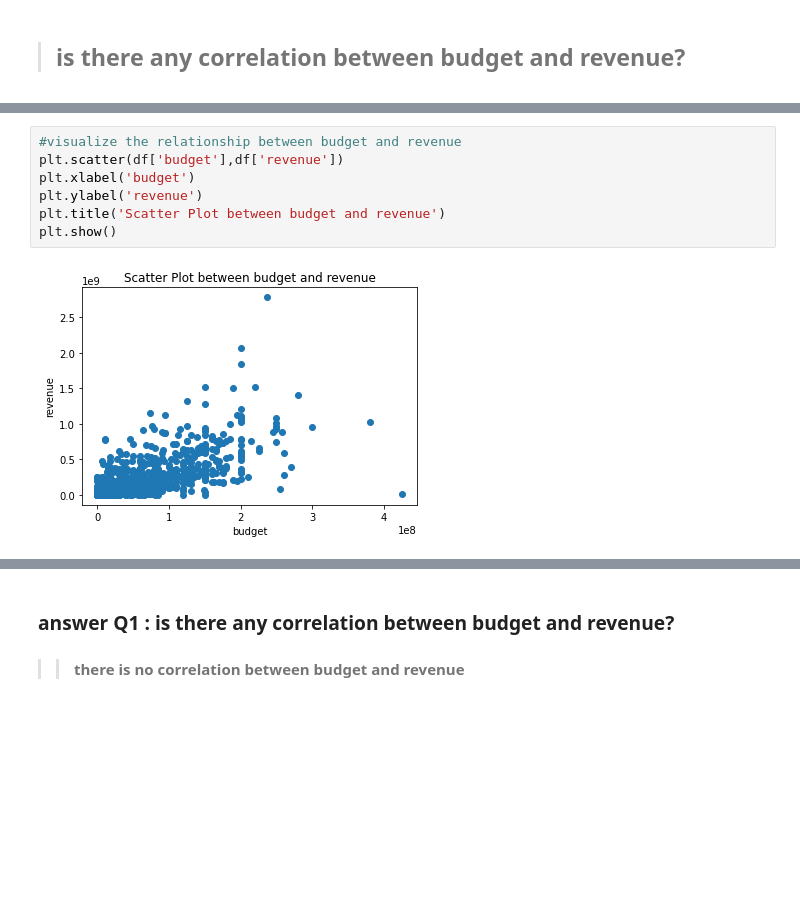
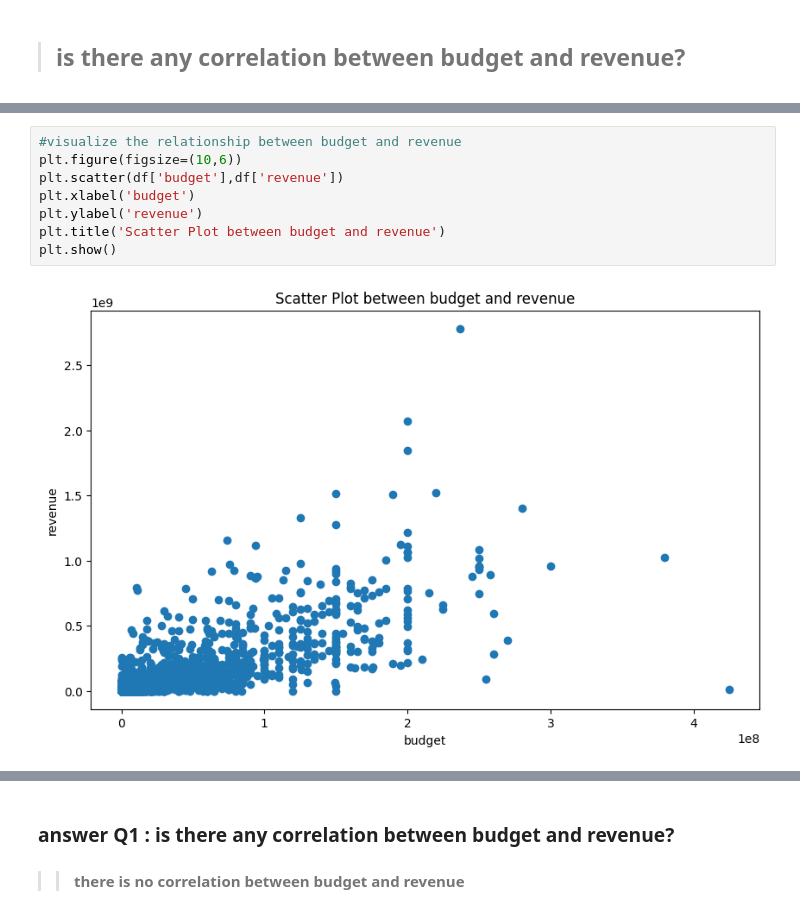
Before and after one commit to masiod/TMDb_movie_data, a Jupyter notebook: TMDB Final Project investigate dataset.ipynb, the cells around one changed output, grey strips where cells are left out. Saved outputs shown, nothing was run; the diff lists cells and outputs as text; blank space fills up the shorter version.

```diff
--- a/TMDB Final Project investigate dataset.ipynb
+++ b/TMDB Final Project investigate dataset.ipynb
@@ -137,12 +137,13 @@ correlation_matrix
 # %%
 #visualize the relationship between budget and revenue
+plt.figure(figsize=(10,6))
 plt.scatter(df['budget'],df['revenue'])
 plt.xlabel('budget')
 plt.ylabel('revenue')
 plt.title('Scatter Plot between budget and revenue')
 plt.show()
 # %% [output]
-[figure, old version]
+[figure, new version]
 # %%
 #statistical signigicance
 from scipy.stats import pearsonr
```
Also changed, not shown: parts of 5 cells of this notebook.
